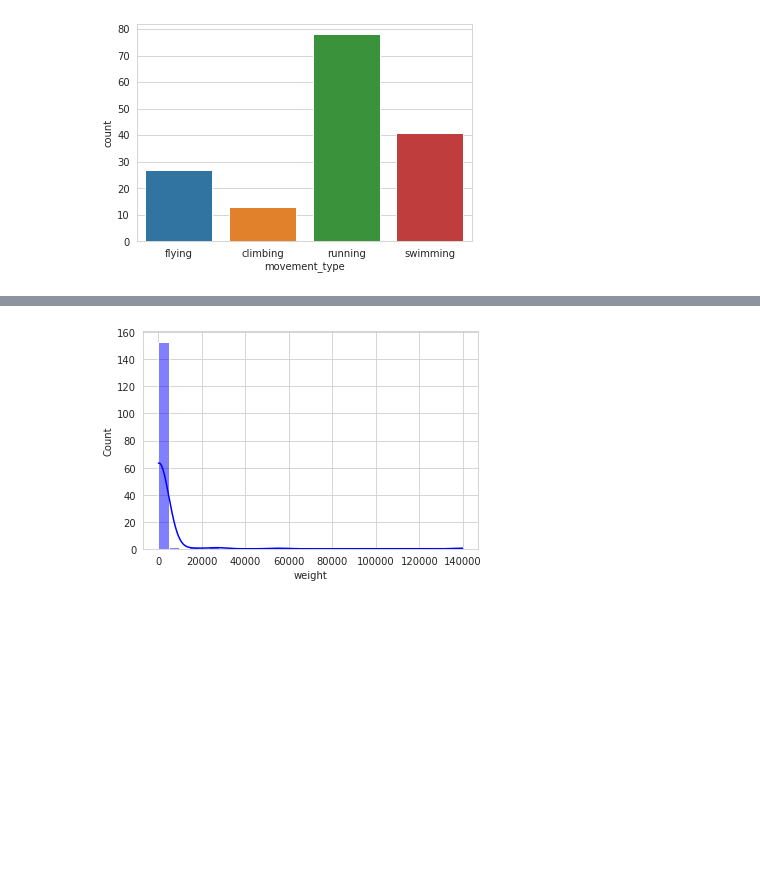
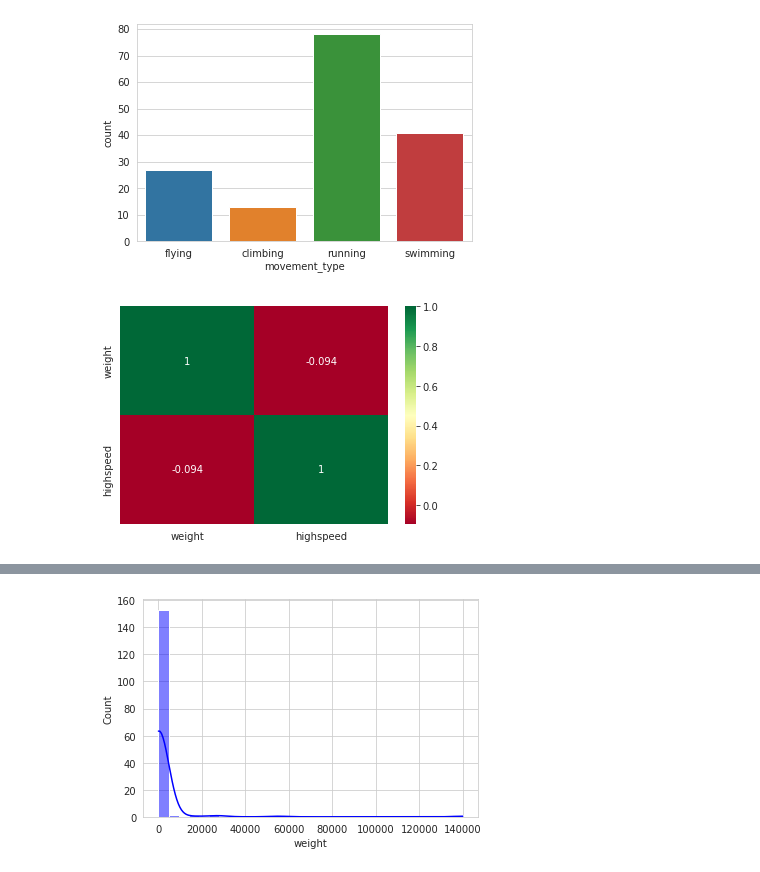
Before and after one commit to SonamRohilla/SQL-for-Data-Science, a Jupyter notebook: animal_moment.ipynb, the cells around one changed output, grey strips where cells are left out. Cells and saved outputs as stored; diff of their text form; code cells hidden in the pictures; blank space fills up the shorter version.

```diff
--- a/animal_moment.ipynb
+++ b/animal_moment.ipynb
@@ -124,3 +141,10 @@ for feature in categorical_features:
 # %% [output]
 [figure]
 [figure]
+# %%
+
+sns.heatmap(animal_data.corr(), annot = True, cmap = "RdYlGn")
+
+plt.show()
+# %% [output]
+[figure, added]
```
Also changed, not shown: parts of 48 cells of this notebook.
